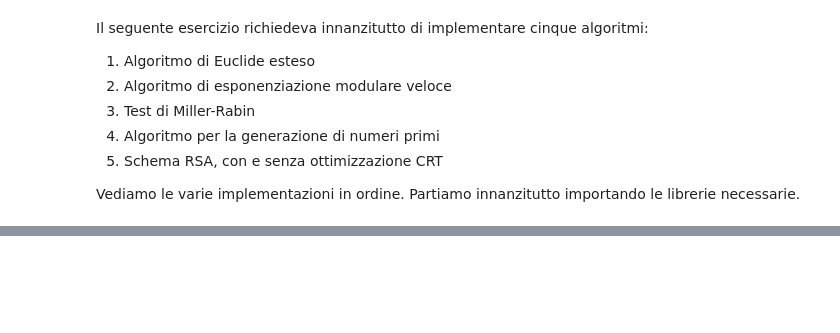
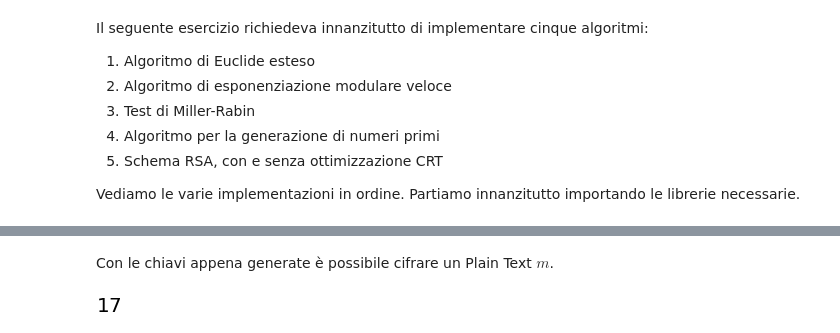
Before and after one commit to iskorini/Codici-e-Sicurezza, a Jupyter notebook: SecondaEsercitazione/SecondaEsercitazione.ipynb, the cells around one changed output, grey strips where cells are left out. Saved outputs shown, nothing was run; the diff lists cells and outputs as text; code cells hidden in the pictures; blank space fills up the shorter version.

```diff
--- a/SecondaEsercitazione/SecondaEsercitazione.ipynb
+++ b/SecondaEsercitazione/SecondaEsercitazione.ipynb
@@ -60,0 +162,9 @@ display(button_euclidean)
+# %% [markdown]
+Con le chiavi appena generate è possibile cifrare un Plain Text $m$.
+# %%
+def rsa_encrypt(m, kp):
+    return fast_exp_alg(m, kp[0], kp[1])
+standard_cypher_text = interactive(rsa_encrypt, m = widgets.IntText(description = "m: ", value = 8), kp = fixed(standard_keys.result[0]))
+display(standard_cypher_text)
+# %% [output]
+[figure, added]
```
Also changed, not shown: parts of 35 cells of this notebook, 1 other file.
